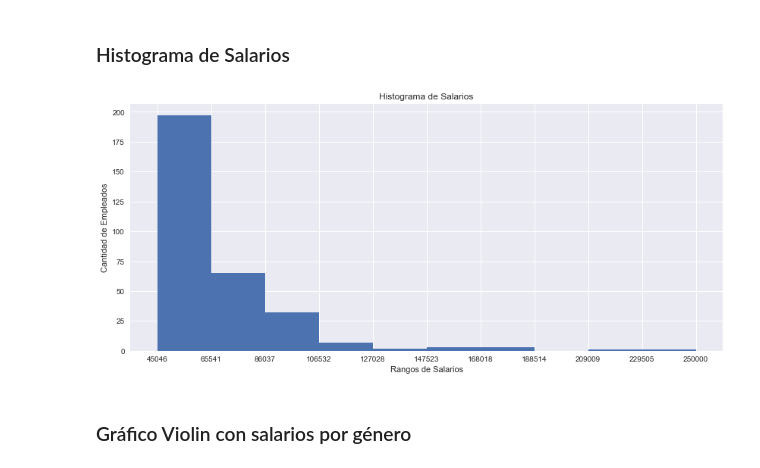
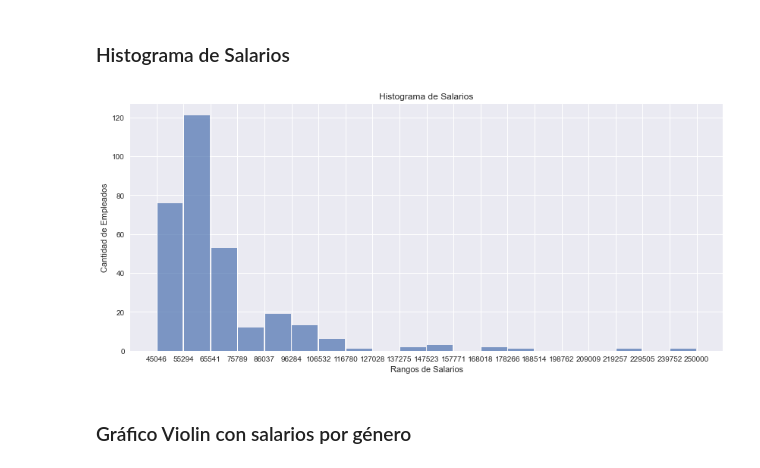
Before and after one commit to AgustinOlivaDS/DataScience, a Jupyter notebook: Entregas/Visualizacion_Oliva_Agustin.ipynb, the cells around one changed output. Cells and saved outputs as stored; diff of their text form; code cells hidden in the pictures.

```diff
--- a/Entregas/Visualizacion_Oliva_Agustin.ipynb
+++ b/Entregas/Visualizacion_Oliva_Agustin.ipynb
@@ -44,14 +44,14 @@ archivo.describe()
 ### Histograma de Salarios
 # %%
 fig, ax = plt.subplots(figsize=(14, 6))
-n, bins, patches = ax.hist(archivo.Salary, bins=10)
+n, bins, patches = ax.hist(archivo.Salary, bins=20, alpha=0.7, rwidth=0.95)
 ax.set_ylabel('Cantidad de Empleados')
 ax.set_xlabel('Rangos de Salarios')
 ax.set_title('Histograma de Salarios')
 plt.xticks(bins)
 plt.show()
 # %% [output]
-[figure, old version]
+[figure, new version]
 # %% [markdown]
 ### Gráfico Violin con salarios por género
 # %%
```
Also changed, not shown: parts of 1 cell of this notebook.
